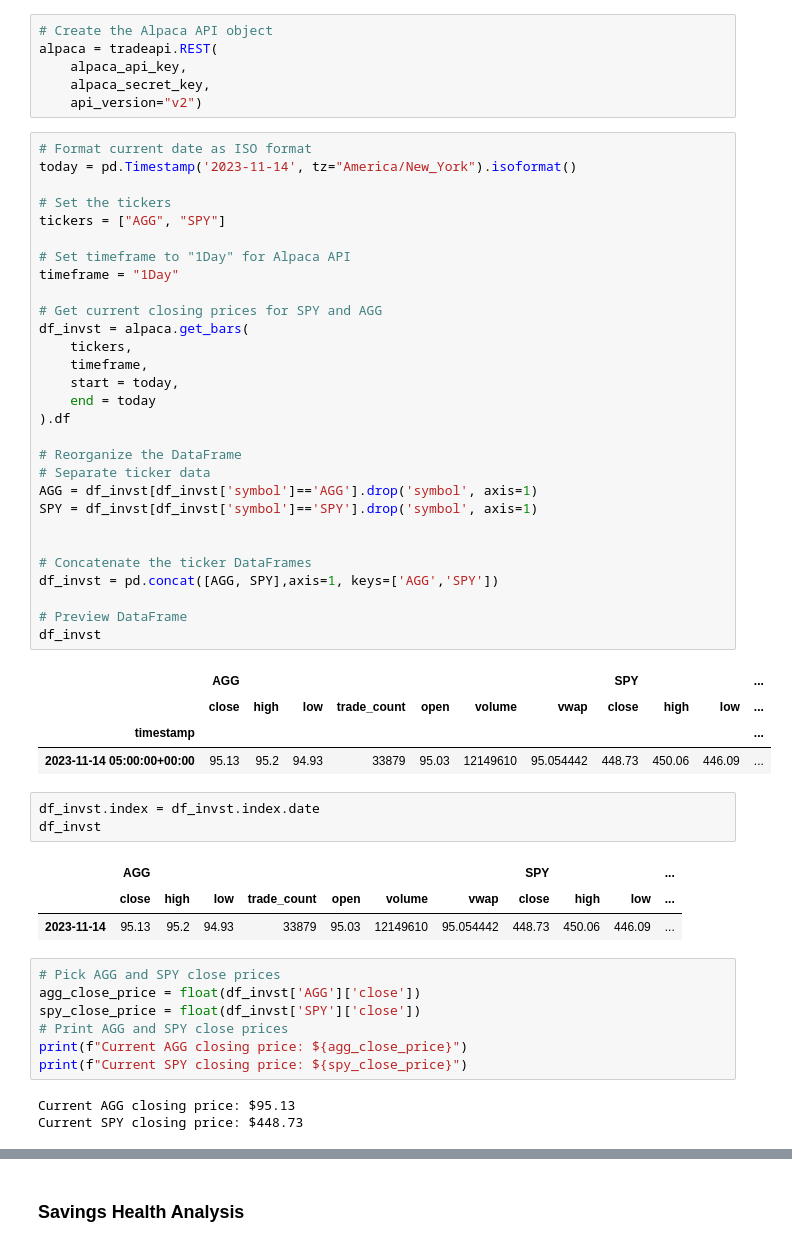
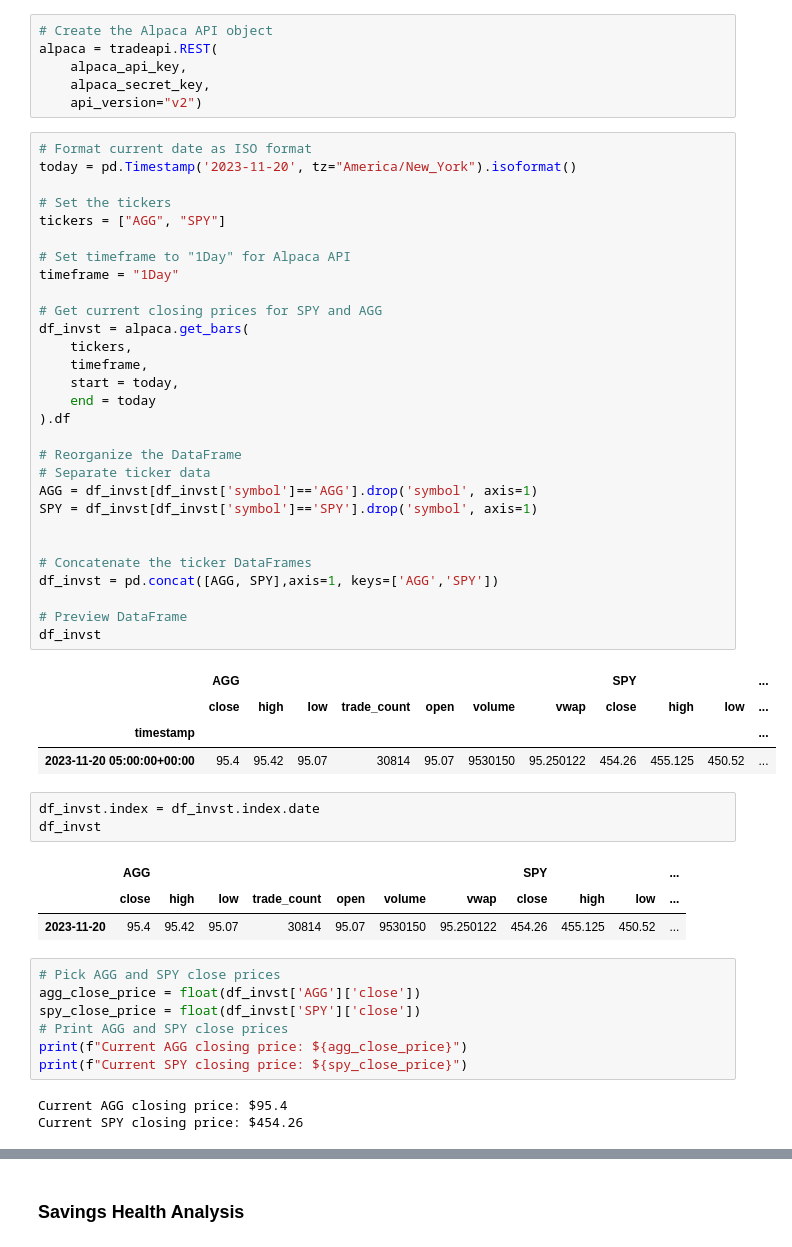
Before and after one commit to Mpeters155/FinTech-Projects, a Jupyter notebook: Module-5-Project/Starter_Code/financial-planner.ipynb, the cells around one changed output, grey strips where cells are left out. Cells and saved outputs as stored; diff of their text form.

```diff
--- a/Module-5-Project/Starter_Code/financial-planner.ipynb
+++ b/Module-5-Project/Starter_Code/financial-planner.ipynb
@@ -105,45 +105,45 @@ alpaca = tradeapi.REST(
     api_version="v2")
 # %%
 # Format current date as ISO format
-today = pd.Timestamp('2023-11-14', tz="America/New_York").isoformat()
+today = pd.Timestamp('2023-11-20', tz="America/New_York").isoformat()
 
 # Set the tickers
 tickers = ["AGG", "SPY"]
 
 # Set timeframe to "1Day" for Alpaca API
 timeframe = "1Day"
 
 # Get current closing prices for SPY and AGG
 df_invst = alpaca.get_bars(
     tickers,
     timeframe,
     start = today,
     end = today
 ).df
 
 # Reorganize the DataFrame
 # Separate ticker data
 AGG = df_invst[df_invst['symbol']=='AGG'].drop('symbol', axis=1)
 SPY = df_invst[df_invst['symbol']=='SPY'].drop('symbol', axis=1)
 
 
 # Concatenate the ticker DataFrames
 df_invst = pd.concat([AGG, SPY],axis=1, keys=['AGG','SPY'])
 
 # Preview DataFrame
 df_invst
 # %% [output]
 |  | AGG |  |  |  |  |  |  | SPY |  |  | ... |
 |  | close | high | low | trade_count | open | volume | vwap | close | high | low | ... |
 | timestamp |  |  |  |  |  |  |  |  |  |  | ... |
-| 2023-11-14 05:00:00+00:00 | 95.13 | 95.2 | 94.93 | 33879 | 95.03 | 12149610 | 95.054442 | 448.73 | 450.06 | 446.09 | ... |
+| 2023-11-20 05:00:00+00:00 | 95.4 | 95.42 | 95.07 | 30814 | 95.07 | 9530150 | 95.250122 | 454.26 | 455.125 | 450.52 | ... |
 # %%
 df_invst.index = df_invst.index.date
 df_invst
 # %% [output]
 |  | AGG |  |  |  |  |  |  | SPY |  |  | ... |
 |  | close | high | low | trade_count | open | volume | vwap | close | high | low | ... |
-| 2023-11-14 | 95.13 | 95.2 | 94.93 | 33879 | 95.03 | 12149610 | 95.054442 | 448.73 | 450.06 | 446.09 | ... |
+| 2023-11-20 | 95.4 | 95.42 | 95.07 | 30814 | 95.07 | 9530150 | 95.250122 | 454.26 | 455.125 | 450.52 | ... |
 # %%
 # Pick AGG and SPY close prices
 agg_close_price = float(df_invst['AGG']['close'])
@@ -152,8 +152,8 @@ spy_close_price = float(df_invst['SPY']['close'])
 print(f"Current AGG closing price: ${agg_close_price}")
 print(f"Current SPY closing price: ${spy_close_price}")
 # %% [output]
-Current AGG closing price: $95.13
-Current SPY closing price: $448.73
+Current AGG closing price: $95.4
+Current SPY closing price: $454.26
 # %%
 # Compute the current value of shares
 my_spy_value = my_spy * spy_close_price
```
Also changed, not shown: parts of 29 cells of this notebook.
